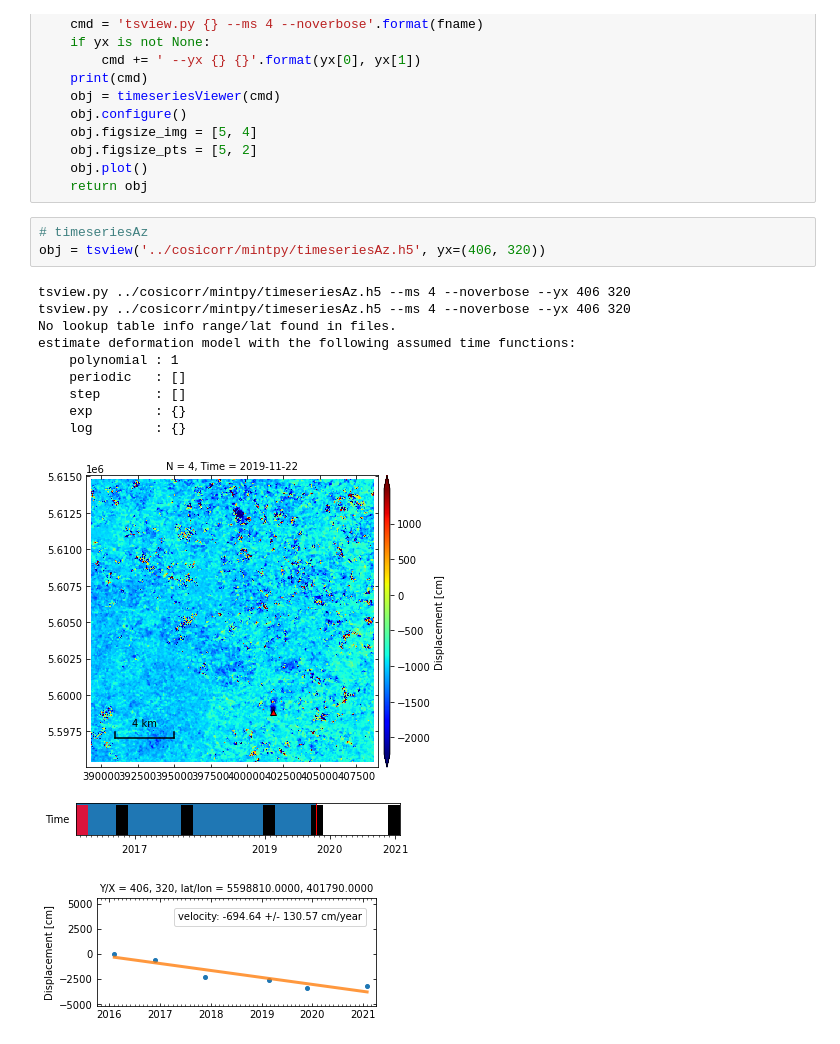
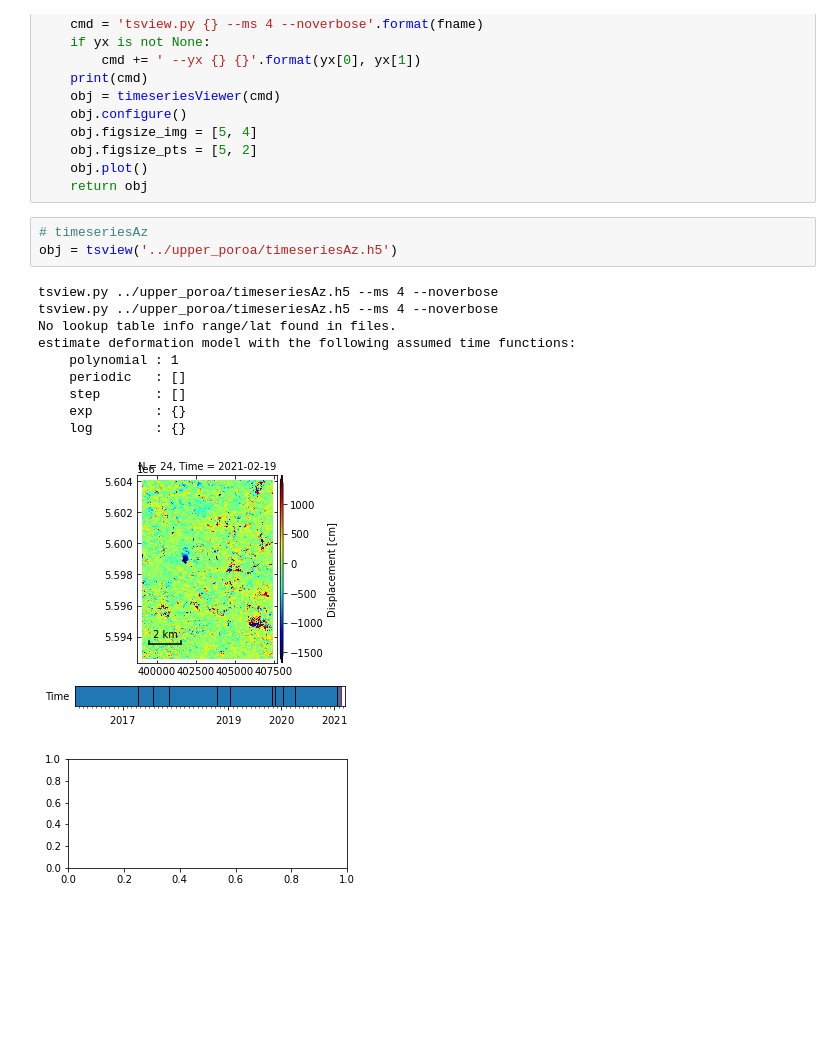
Before and after one commit to forrestfwilliams/pixeloffset_mintpy, a Jupyter notebook: ground_truth.ipynb, the cells around one changed output. Drawn from its saved outputs; the diff is of its cells as text; blank space fills up the shorter version.

Commit message:
poroa all date run

```diff
--- a/ground_truth.ipynb
+++ b/ground_truth.ipynb
@@ -162,16 +183,16 @@ def tsview(fname, yx=None):
     return obj
 # %%
 # timeseriesAz
-obj = tsview('../cosicorr/mintpy/timeseriesAz.h5', yx=(406, 320))
+obj = tsview('../upper_poroa/timeseriesAz.h5')
 # %% [output]
-tsview.py ../cosicorr/mintpy/timeseriesAz.h5 --ms 4 --noverbose --yx 406 320
-tsview.py ../cosicorr/mintpy/timeseriesAz.h5 --ms 4 --noverbose --yx 406 320
+tsview.py ../upper_poroa/timeseriesAz.h5 --ms 4 --noverbose
+tsview.py ../upper_poroa/timeseriesAz.h5 --ms 4 --noverbose
 No lookup table info range/lat found in files.
 estimate deformation model with the following assumed time functions:
     polynomial : 1
     periodic   : []
     step       : []
     exp        : {}
     log        : {}
-[figure, old version]
+[figure, new version]
-[figure, old version]
+[figure, new version]
```
Also changed, not shown: parts of 7 cells of this notebook, 4 other files.
